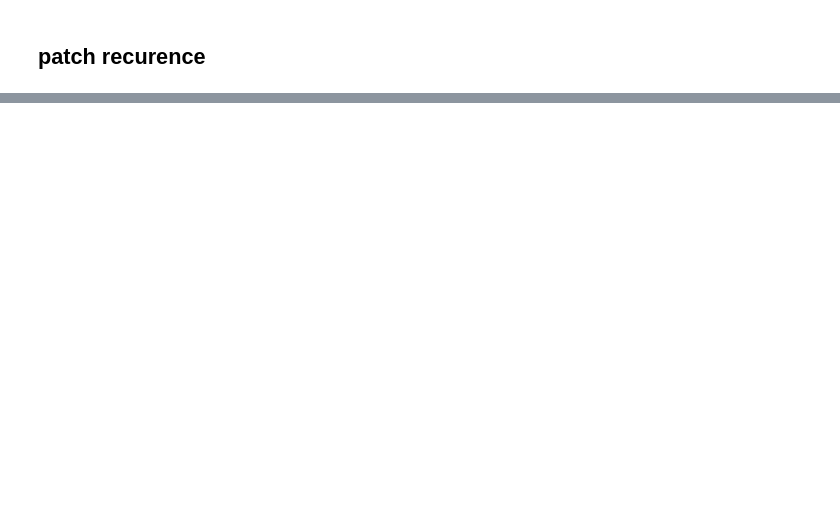
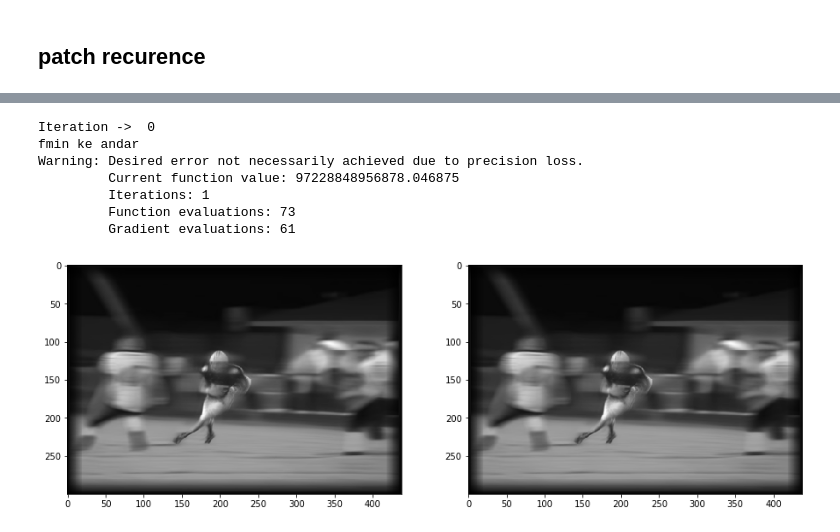
Before and after one commit to alti-tude/blind_deblurring, a Jupyter notebook: deconv.ipynb, the cells around one changed output, grey strips where cells are left out. Drawn from its saved outputs; the diff is of its cells as text; code cells hidden in the pictures; blank space fills up the shorter version.

Commit message:
epll half quadratic split function

```diff
--- a/deconv.ipynb
+++ b/deconv.ipynb
@@ -182,4 +184,28 @@ plt.imshow(x, cmap='gray')
 k = 1/25*np.ones((5,5))
 cv2.filter2D(x,-1, k)
 plt.imshow(cv2.filter2D(x, -1, 1/25*np.ones((11,11))), cmap='gray')
+# %%
+def func(x, *args):
+    global ct_func
+    K, b, beta, lam, ss = args
+    xx = np.reshape(x, ss)
+    tt = convolve2d(xx, K, 'same')
+    tt = tt[K.shape[0]//2:-K.shape[0]//2+1, K.shape[1]//2:-K.shape[1]//2+1]
+    y = lam*convolve2d(tt, np.rot90(np.rot90(K)), 'full')
+    y = y + beta*xx
+    y = y.ravel() - b
+    y = np.power(y, 2)/2
+    print("  Iter -> ", ct_func, end = '\r')
+    ct_func+=1
+    return np.mean(y)
+
+def costGradient(x, *args):
+    K, b, beta, lam, ss = args
+    xx = np.reshape(x, ss)
+    tt = convolve2d(xx, K, 'same')
+    tt = tt[K.shape[0]//2:-K.shape[0]//2+1, K.shape[1]//2:-K.shape[1]//2+1]
+    y = lam*convolve2d(tt, np.rot90(np.rot90(K)), 'full')
+    y = y + beta*xx
+    y = y.ravel() - b
+    return np.mean(y)
 # %%
@@ -394,0 +284,23 @@ y = y(:);
+# %%
+ct_func = 1
+
+noiseSD = 0.01
+patchSize = 21
+alpha = 4/3
+betas = 50*np.array([1])
+T = 1
+h = 10
+stride = 1
+K=cv2.getGaussianKernel(5,1)
+K = K@K.T
+noiseI = np.float32(x)
+cleanI = EPLLhalfQuadraticSplitDeblur(noiseI, 64/(noiseSD**2), K, patchSize, betas, T, alpha, h, stride)
+# %% [output]
+Iteration ->  0
+fmin ke andar
+Warning: Desired error not necessarily achieved due to precision loss.
+         Current function value: 97228848956878.046875
+         Iterations: 1
+         Function evaluations: 73
+         Gradient evaluations: 61
+[figure, added]
```
Also changed, not shown: parts of 6 cells of this notebook, 3 other files.
